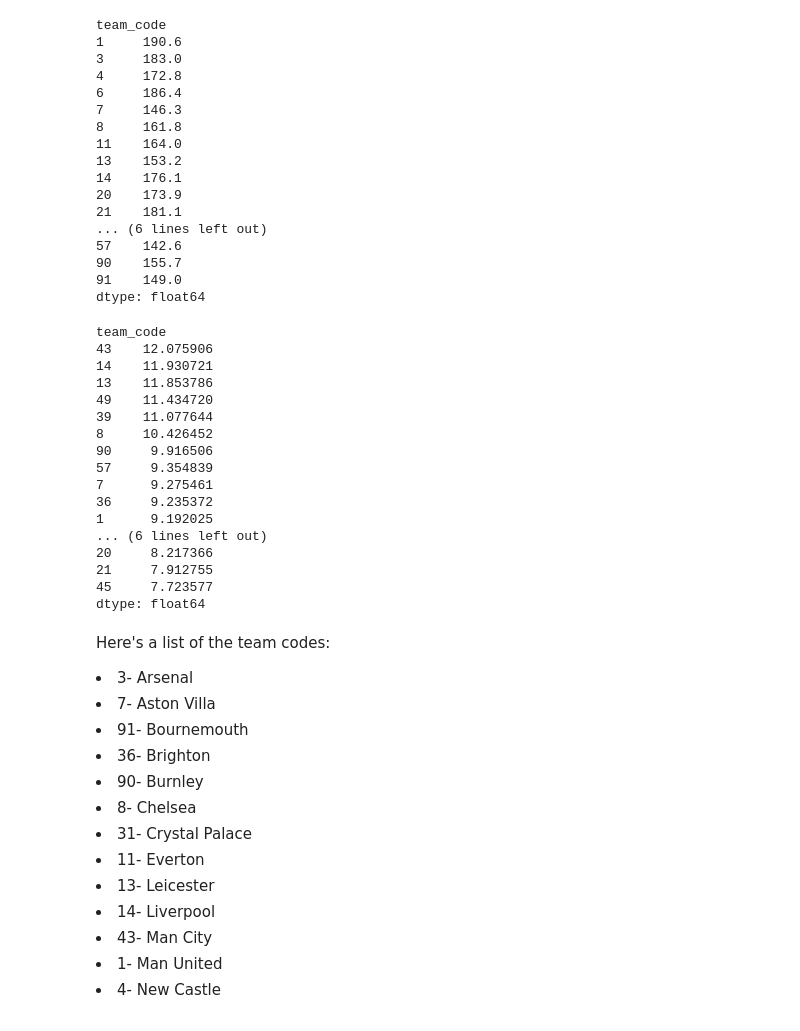
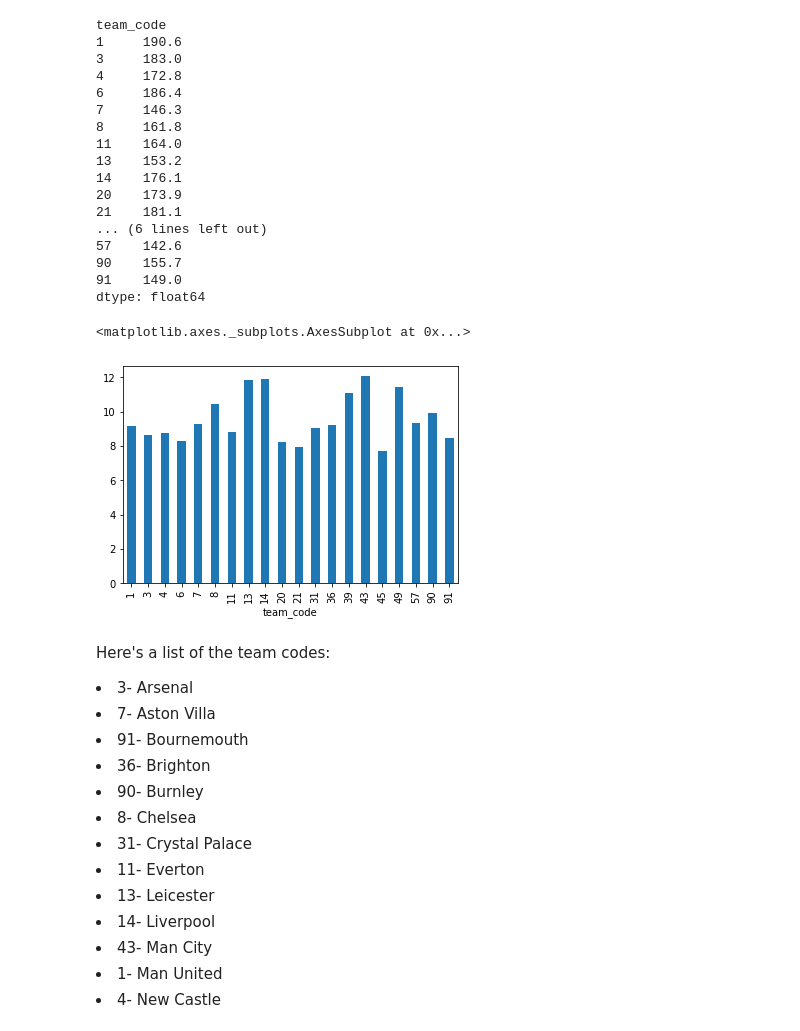
Before and after one commit to AnishMukherjee03/SportsAnalytics, a Jupyter notebook: fpl.ipynb, the cells around one changed output. Saved outputs shown, nothing was run; the diff lists cells and outputs as text; code cells hidden in the pictures.

Commit message:
Added more visualizations

```diff
--- a/fpl.ipynb
+++ b/fpl.ipynb
@@ -73,25 +73,11 @@ team_code
 dtype: float64
 # %%
 points_per_dollar=team_points/team_cost
-print(points_per_dollar.sort_values(ascending=False))
+#print(points_per_dollar.sort_values(ascending=False))
+points_per_dollar.plot(kind="bar")
 # %% [output]
-team_code
-43    12.075906
-14    11.930721
-13    11.853786
-49    11.434720
-39    11.077644
-8     10.426452
-90     9.916506
-57     9.354839
-7      9.275461
-36     9.235372
-1      9.192025
-... (6 lines left out)
-20     8.217366
-21     7.912755
-45     7.723577
-dtype: float64
+<matplotlib.axes._subplots.AxesSubplot at 0x...>
+[figure, added]
 # %% [markdown]
 Here's a list of the team codes:
 <li> 3- Arsenal</li>
```
Also changed, not shown: parts of 9 cells of this notebook, 2 other files.
